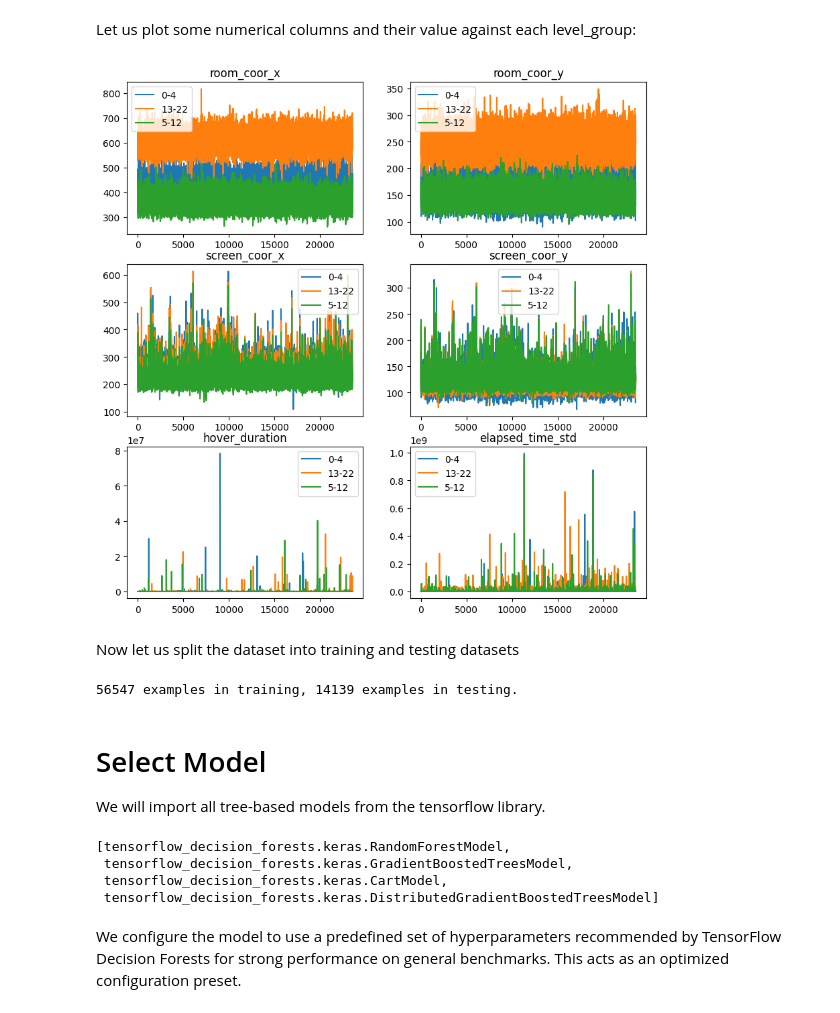
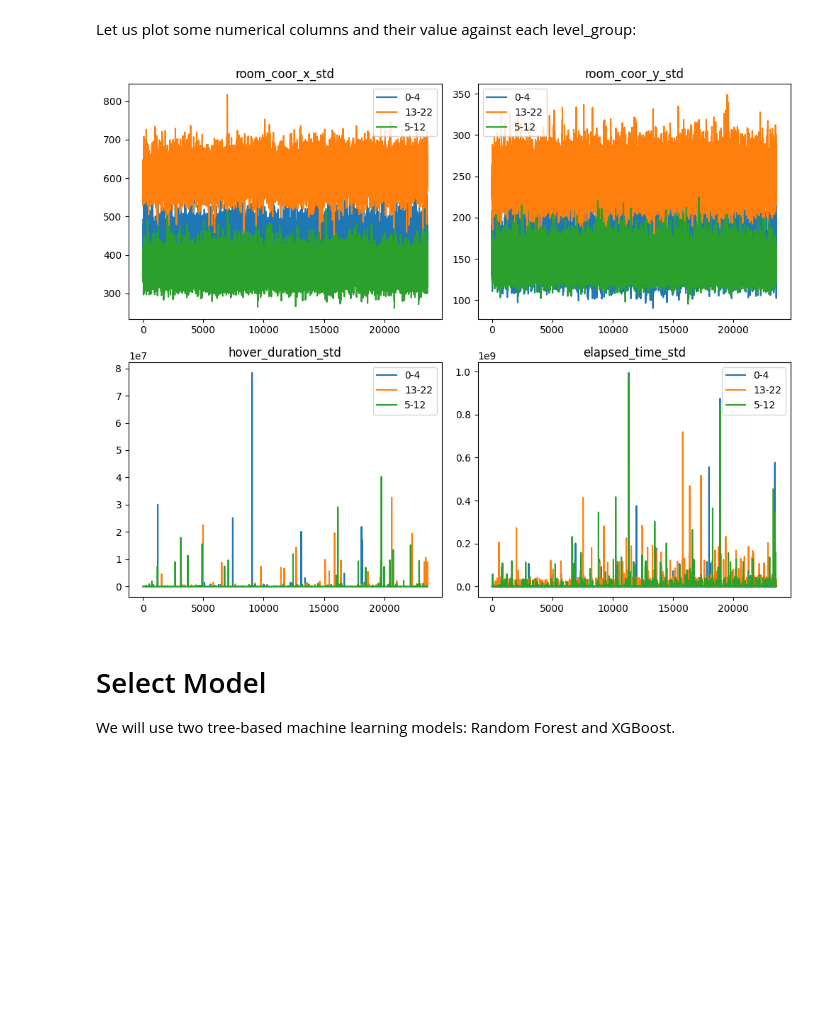
Before and after one commit to Kgnot/systems-analysis-and-design, a Jupyter notebook: Workshops/Workshop3/Workshop3.ipynb, the cells around one changed output. Cells and saved outputs as stored; diff of their text form; code cells hidden in the pictures; blank space fills up the shorter version.

```diff
--- a/Workshops/Workshop3/Workshop3.ipynb
+++ b/Workshops/Workshop3/Workshop3.ipynb
@@ -218,6 +122,0 @@ All resulting dataframes are then concatenated to build the final feature-engine
-# %%
-## Function To Prepare Data
-from Modules.DataPreparation import feature_engineer
-dataset_df = feature_engineer(dataset_df, CATEGORICAL, NUMERICAL)
-
-print("Full prepared dataset shape is {}".format(dataset_df.shape))
@@ -226,4 +215,6 @@ Full prepared dataset shape is (70686, 22)
 # %%
 # Display the first 5 examples
+set_id = 1
+dataset_df = pd.DataFrame(datasets[set_id]['processed_data'])
 dataset_df.head(5)
 # %% [output]
@@ -238,54 +228,31 @@ dataset_df.head(5)
 # %% [markdown]
 Let us plot some numerical columns and their value against each level_group:
 # %%
-figure, axis = plt.subplots(3, 2, figsize=(10, 10))
+import matplotlib.pyplot as plt
+
+fig, axis = plt.subplots(2, 2, figsize=(10, 8))
 
 for name, data in dataset_df.groupby('level_group'):
     axis[0, 0].plot(range(1, len(data['room_coor_x_std'])+1), data['room_coor_x_std'], label=name)
     axis[0, 1].plot(range(1, len(data['room_coor_y_std'])+1), data['room_coor_y_std'], label=name)
-    axis[1, 0].plot(range(1, len(data['screen_coor_x_std'])+1), data['screen_coor_x_std'], label=name)
-    axis[1, 1].plot(range(1, len(data['screen_coor_y_std'])+1), data['screen_coor_y_std'], label=name)
-    axis[2, 0].plot(range(1, len(data['hover_duration'])+1), data['hover_duration_std'], label=name)
-    axis[2, 1].plot(range(1, len(data['elapsed_time_std'])+1), data['elapsed_time_std'], label=name)
+    axis[1, 0].plot(range(1, len(data['hover_duration_std'])+1), data['hover_duration_std'], label=name)
+    axis[1, 1].plot(range(1, len(data['elapsed_time_std'])+1), data['elapsed_time_std'], label=name)
 
 
-axis[0, 0].set_title('room_coor_x')
-axis[0, 1].set_title('room_coor_y')
-axis[1, 0].set_title('screen_coor_x')
-axis[1, 1].set_title('screen_coor_y')
-axis[2, 0].set_title('hover_duration')
-axis[2, 1].set_title('elapsed_time_std')
+axis[0, 0].set_title('room_coor_x_std')
+axis[0, 1].set_title('room_coor_y_std')
+axis[1, 0].set_title('hover_duration_std')
+axis[1, 1].set_title('elapsed_time_std')
 
-for i in range(3):
-    axis[i, 0].legend()
-    axis[i, 1].legend()
 
+for i in range(2):
+    for j in range(2):
+        axis[i, j].legend()
+
+plt.tight_layout()
 plt.show()
 # %% [output]
-[figure, old version]
+[figure, new version]
-# %% [markdown]
-Now let us split the dataset into training and testing datasets
-# %%
-def split_dataset(dataset, test_ratio=0.20):
-    USER_LIST = dataset.index.unique()
-    split = int(len(USER_LIST) * (1 - 0.20))
-    return dataset.loc[USER_LIST[:split]], dataset.loc[USER_LIST[split:]]
-
-train_x, valid_x = split_dataset(dataset_df)
-print("{} examples in training, {} examples in testing.".format(
-    len(train_x), len(valid_x)))
-# %% [output]
-56547 examples in training, 14139 examples in testing.
 # %% [markdown]
 # Select Model
-We will import all tree-based models from the tensorflow library.
+We will use two tree-based machine learning models: Random Forest and XGBoost.
-# %%
-tfdf.keras.get_all_models()
-# %% [output]
-[tensorflow_decision_forests.keras.RandomForestModel,
- tensorflow_decision_forests.keras.GradientBoostedTreesModel,
- tensorflow_decision_forests.keras.CartModel,
- tensorflow_decision_forests.keras.DistributedGradientBoostedTreesModel]
-# %% [markdown]
-We configure the model to use a predefined set of hyperparameters recommended by TensorFlow Decision Forests for strong performance on general benchmarks.
-This acts as an optimized configuration preset.
```
Also changed, not shown: parts of 37 cells of this notebook, 2 other files.
